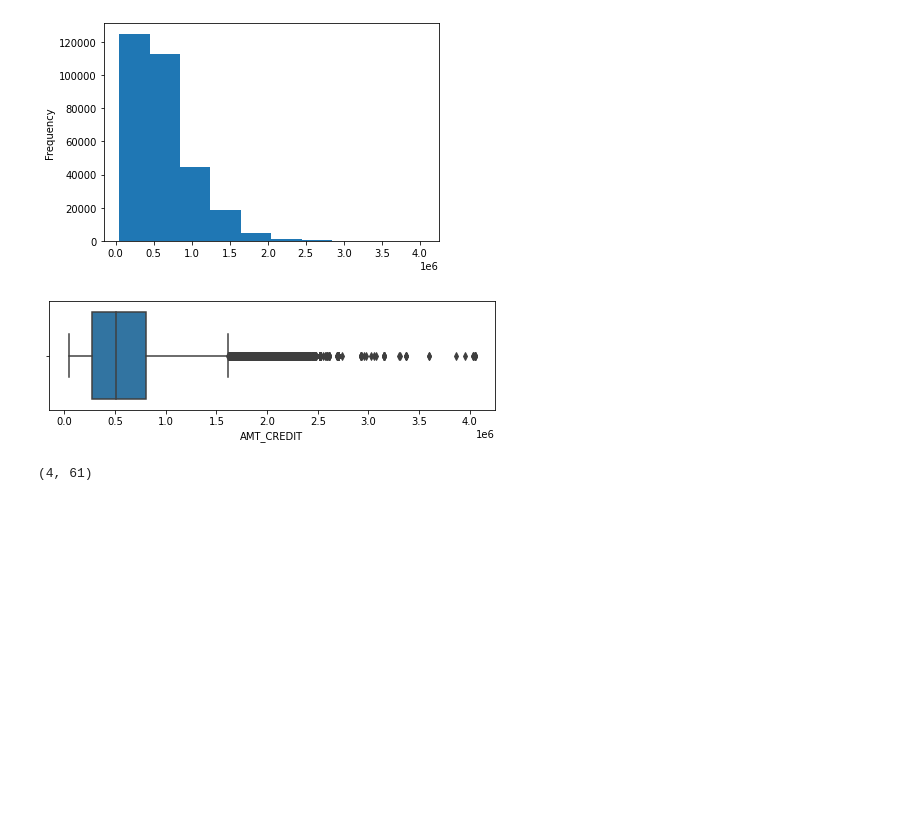
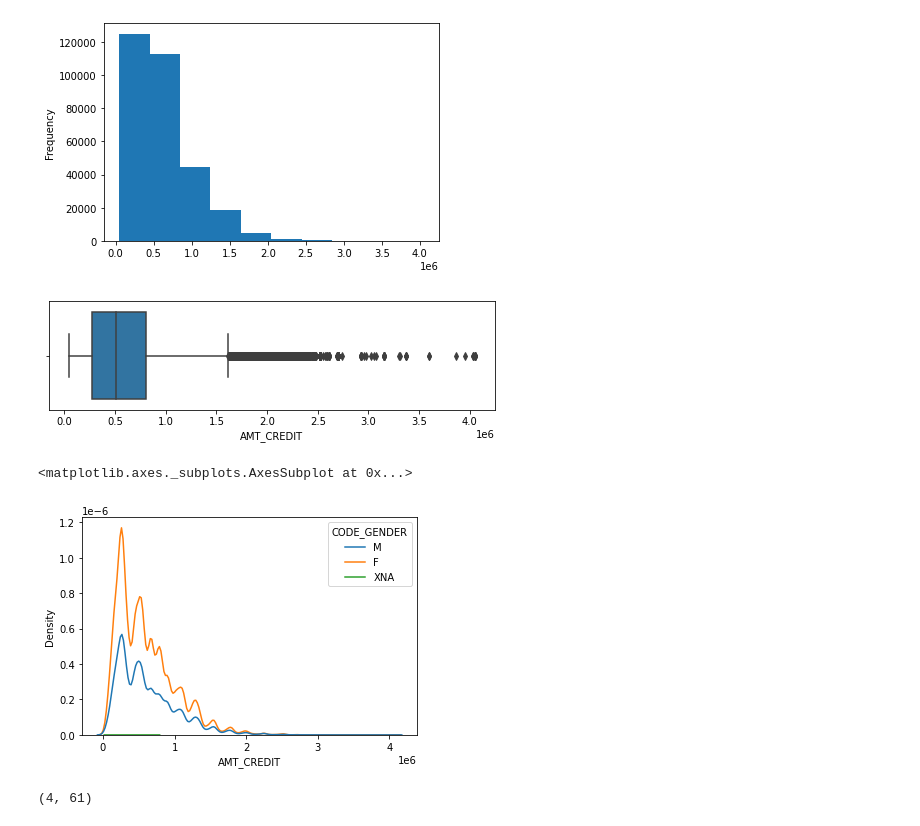
Before and after one commit to nikhilmamidipaka/Bank-Loan-Prediction-Dataset, a Jupyter notebook: Bank_Loan_Prediction_Dataset.ipynb, the cells around one changed output. Cells and saved outputs as stored; diff of their text form; code cells hidden in the pictures; blank space fills up the shorter version.

```diff
--- a/Bank_Loan_Prediction_Dataset.ipynb
+++ b/Bank_Loan_Prediction_Dataset.ipynb
@@ -269,6 +269,11 @@ sns.boxplot(df_app.AMT_CREDIT)
 plt.show()
 # %% [output]
 [figure]
+# %%
+sns.kdeplot(x='AMT_CREDIT',data = df_app, hue='CODE_GENDER')
+# %% [output]
+<matplotlib.axes._subplots.AxesSubplot at 0x...>
+[figure, added]
 # %%
 # Removing unwanted columns from the dataset
 
```
